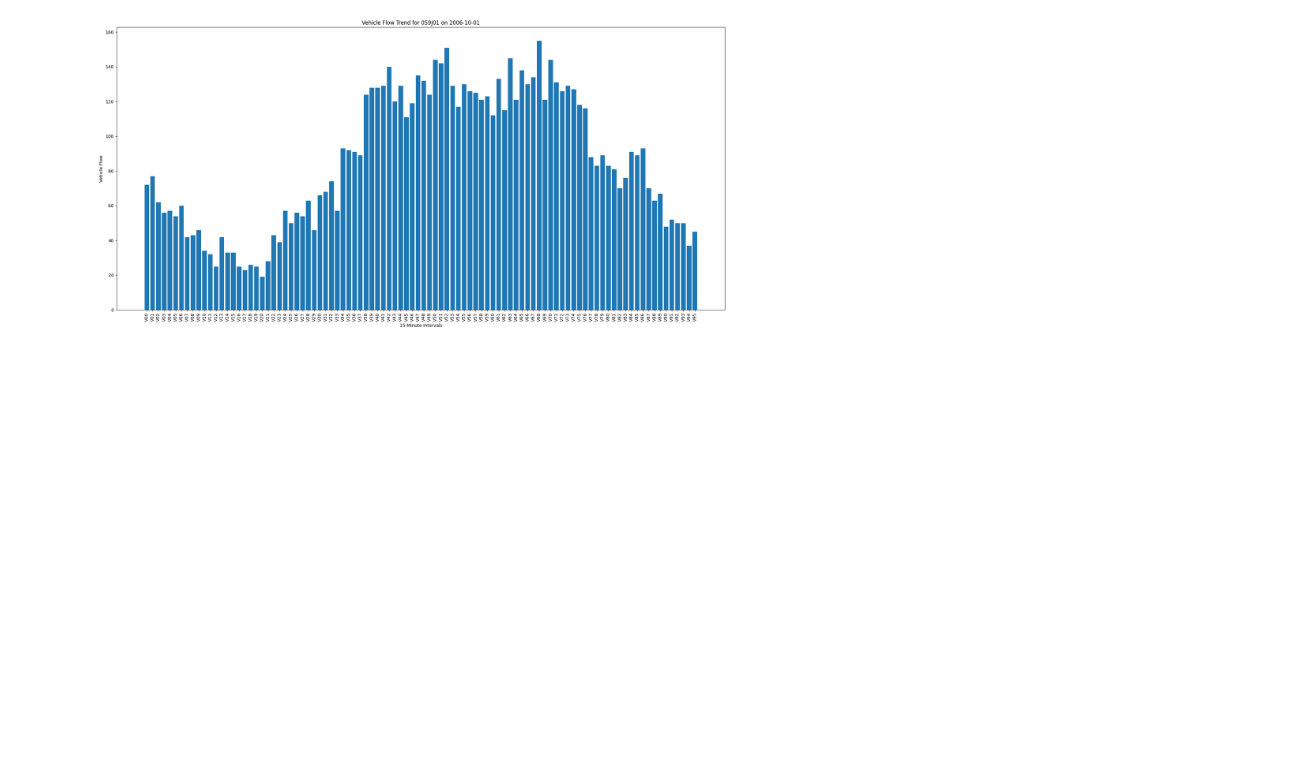
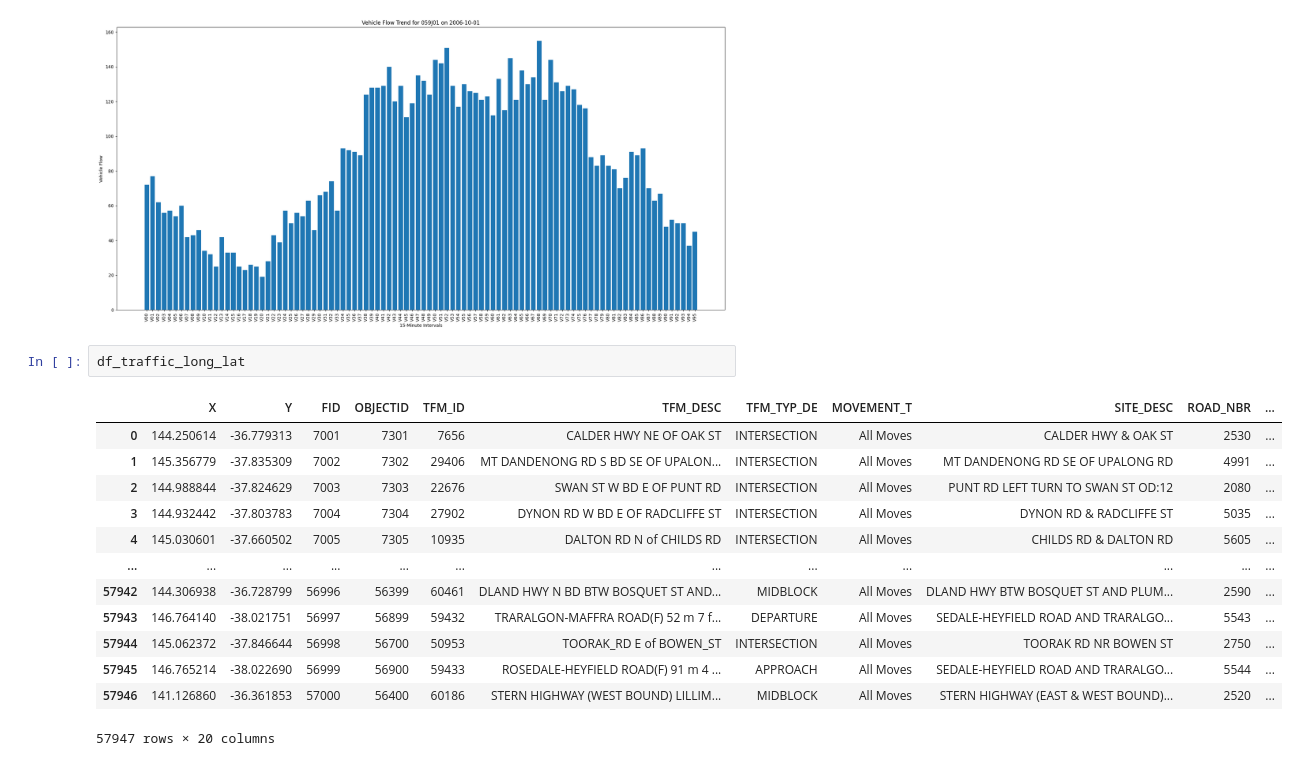
Before and after one commit to hengrvisal/Traffic-Flow-Prediction-System-TPFS, a Jupyter notebook: processing_data.ipynb, the cells around one changed output. Drawn from its saved outputs; the diff is of its cells as text; blank space fills up the shorter version.

```diff
--- a/processing_data.ipynb
+++ b/processing_data.ipynb
@@ -181,3 +191,19 @@ plt.tight_layout()
 plt.show()
 # %% [output]
 [figure]
+# %%
+df_traffic_long_lat
+# %% [output]
+|  | X | Y | FID | OBJECTID | TFM_ID | TFM_DESC | TFM_TYP_DE | MOVEMENT_T | SITE_DESC | ROAD_NBR | ... |
+| 0 | 144.250614 | -36.779313 | 7001 | 7301 | 7656 | CALDER HWY NE OF OAK ST | INTERSECTION | All Moves | CALDER HWY & OAK ST | 2530 | ... |
+| 1 | 145.356779 | -37.835309 | 7002 | 7302 | 29406 | MT DANDENONG RD S BD SE OF UPALON... | INTERSECTION | All Moves | MT DANDENONG RD SE OF UPALONG RD | 4991 | ... |
+| 2 | 144.988844 | -37.824629 | 7003 | 7303 | 22676 | SWAN ST W BD E OF PUNT RD | INTERSECTION | All Moves | PUNT RD LEFT TURN TO SWAN ST OD:12 | 2080 | ... |
+| 3 | 144.932442 | -37.803783 | 7004 | 7304 | 27902 | DYNON RD W BD E OF RADCLIFFE ST | INTERSECTION | All Moves | DYNON RD & RADCLIFFE ST | 5035 | ... |
+| 4 | 145.030601 | -37.660502 | 7005 | 7305 | 10935 | DALTON RD N of CHILDS RD | INTERSECTION | All Moves | CHILDS RD & DALTON RD | 5605 | ... |
+| ... | ... | ... | ... | ... | ... | ... | ... | ... | ... | ... | ... |
+| 57942 | 144.306938 | -36.728799 | 56996 | 56399 | 60461 | DLAND HWY N BD BTW BOSQUET ST AND... | MIDBLOCK | All Moves | DLAND HWY BTW BOSQUET ST AND PLUM... | 2590 | ... |
+| 57943 | 146.764140 | -38.021751 | 56997 | 56899 | 59432 | TRARALGON-MAFFRA ROAD(F) 52 m 7 f... | DEPARTURE | All Moves | SEDALE-HEYFIELD ROAD AND TRARALGO... | 5543 | ... |
+| 57944 | 145.062372 | -37.846644 | 56998 | 56700 | 50953 | TOORAK_RD E of BOWEN_ST | INTERSECTION | All Moves | TOORAK RD NR BOWEN ST | 2750 | ... |
+| 57945 | 146.765214 | -38.022690 | 56999 | 56900 | 59433 | ROSEDALE-HEYFIELD ROAD(F) 91 m 4 ... | APPROACH | All Moves | SEDALE-HEYFIELD ROAD AND TRARALGO... | 5544 | ... |
+| 57946 | 141.126860 | -36.361853 | 57000 | 56400 | 60186 | STERN HIGHWAY (WEST BOUND) LILLIM... | MIDBLOCK | All Moves | STERN HIGHWAY (EAST & WEST BOUND)... | 2520 | ... |
+57947 rows × 20 columns
```
Also changed, not shown: parts of 3 cells of this notebook.
